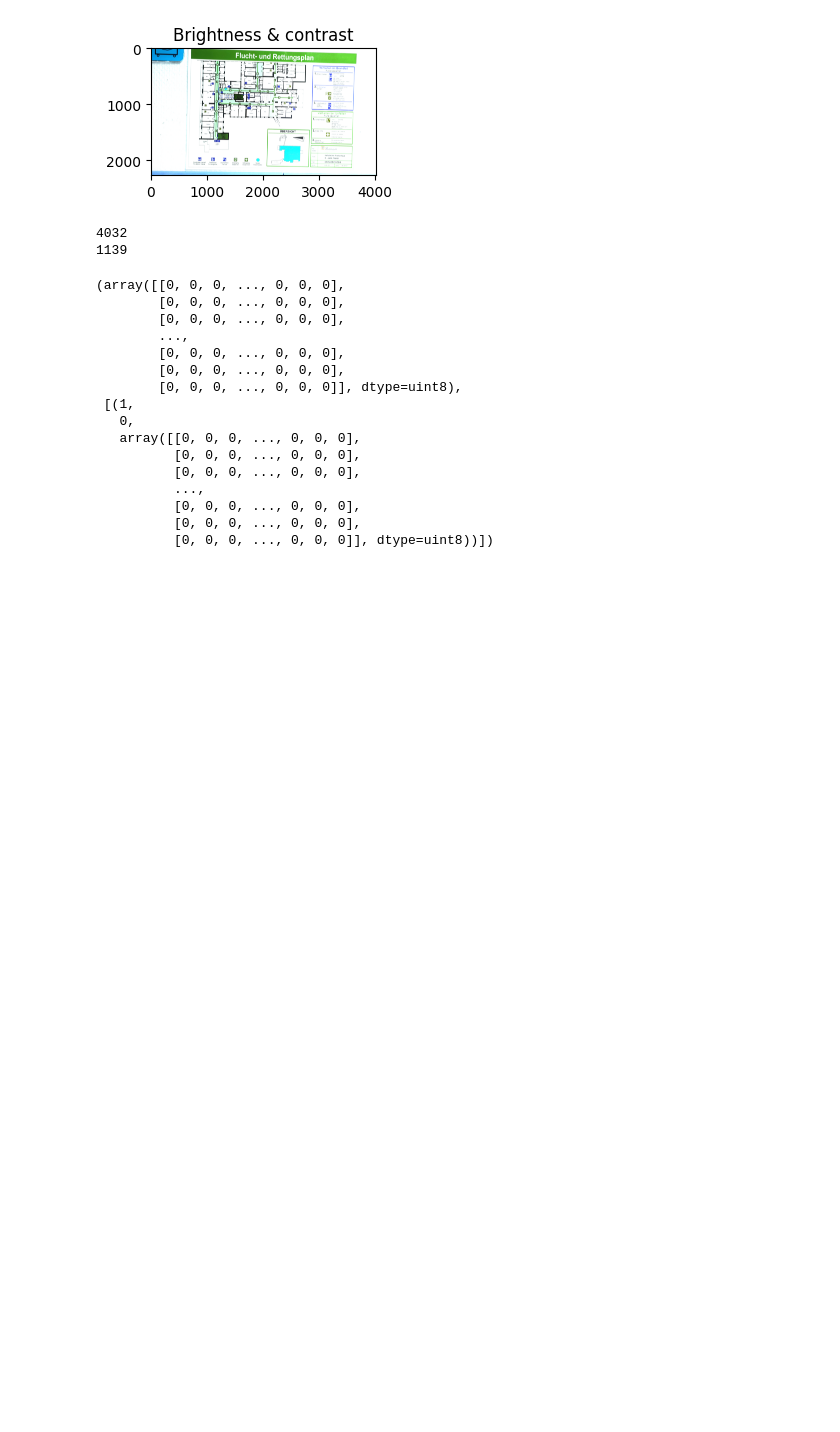
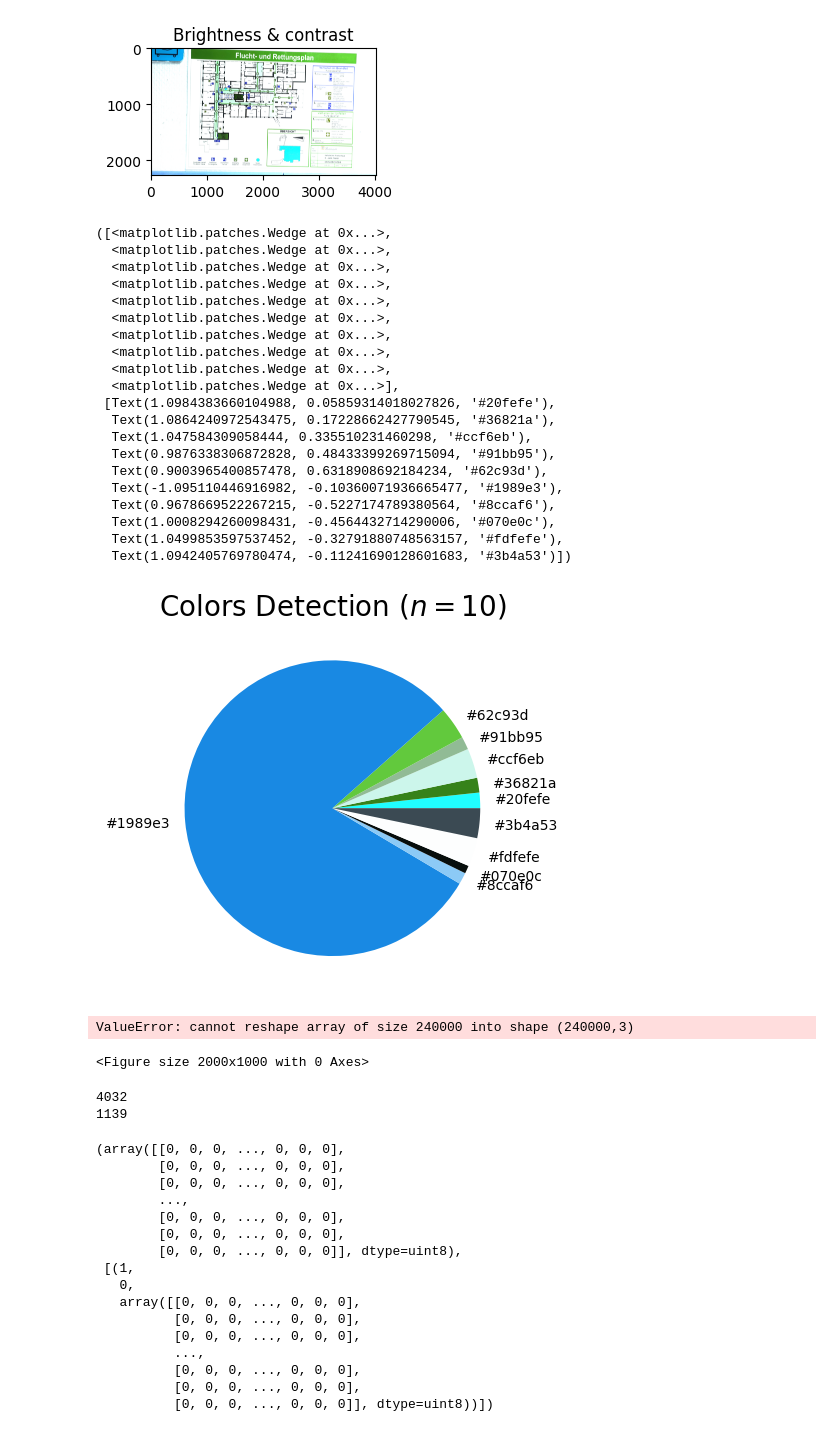
Before and after one commit to Robast-GmbH/Robast-Robot-Monorepo, a Jupyter notebook: src/preprocessing/py/map_cleaner/enhance_images.ipynb, the cells around one changed output. Cells and saved outputs as stored; diff of their text form; code cells hidden in the pictures; blank space fills up the shorter version.

Commit message:
added methods to cluster colors

```diff
--- a/src/preprocessing/py/map_cleaner/enhance_images.ipynb
+++ b/src/preprocessing/py/map_cleaner/enhance_images.ipynb
@@ -29,3 +28,48 @@ plt.imshow(image2)
 plt.show()
 # %% [output]
 [figure]
+# %%
+from sklearn.cluster import KMeans
+
+number_of_colors = 10
+modified_image = image.reshape(image.shape[0]*image.shape[1], 3)
+clf = KMeans(n_clusters = number_of_colors)
+labels = clf.fit_predict(modified_image)
+# %%
+from collections import Counter
+
+def RGB2HEX(color):
+    return "#{:02x}{:02x}{:02x}".format(int(color[0]), int(color[1]), int(color[2]))
+
+counts = Counter(labels)
+
+center_colors = clf.cluster_centers_
+# We get ordered colors by iterating through the keys
+ordered_colors = [center_colors[i] for i in counts.keys()]
+hex_colors = [RGB2HEX(ordered_colors[i]) for i in counts.keys()]
+rgb_colors = [ordered_colors[i] for i in counts.keys()]
+
+plt.title('Colors Detection ($n=10$)', fontsize=20)
+plt.pie(counts.values(), labels = hex_colors, colors = hex_colors)
+# %% [output]
+([<matplotlib.patches.Wedge at 0x...>,
+  <matplotlib.patches.Wedge at 0x...>,
+  <matplotlib.patches.Wedge at 0x...>,
+  <matplotlib.patches.Wedge at 0x...>,
+  <matplotlib.patches.Wedge at 0x...>,
+  <matplotlib.patches.Wedge at 0x...>,
+  <matplotlib.patches.Wedge at 0x...>,
+  <matplotlib.patches.Wedge at 0x...>,
+  <matplotlib.patches.Wedge at 0x...>,
+  <matplotlib.patches.Wedge at 0x...>],
+ [Text(1.0984383660104988, 0.05859314018027826, '#20fefe'),
+  Text(1.0864240972543475, 0.17228662427790545, '#36821a'),
+  Text(1.047584309058444, 0.335510231460298, '#ccf6eb'),
+  Text(0.9876338306872828, 0.48433399269715094, '#91bb95'),
+  Text(0.9003965400857478, 0.6318908692184234, '#62c93d'),
+  Text(-1.095110446916982, -0.10360071936665477, '#1989e3'),
+  Text(0.9678669522267215, -0.5227174789380564, '#8ccaf6'),
+  Text(1.0008294260098431, -0.4564432714290006, '#070e0c'),
+  Text(1.0499853597537452, -0.32791880748563157, '#fdfefe'),
+  Text(1.0942405769780474, -0.11241690128601683, '#3b4a53')])
+[figure, added]
@@ -32,3 +131,14 @@ plt.show()
+# %%
+COLORS = {
+    'GREEN': [0, 128, 0],
+    'BLUE': [0, 0, 128],
+    'YELLOW': [255, 255, 0]
+}
+plt.figure(figsize = (20, 10))
+show_selected_images(image, COLORS['GREEN'], 60, 5)
+# %% [output]
+ValueError: cannot reshape array of size 240000 into shape (240000,3)
+<Figure size 2000x1000 with 0 Axes>
 # %%
 def convert_yolo_to_instance_segmentation(yolo_labels, image_width, image_height):
     # Initialize an empty mask for instance segmentation
```
Also changed, not shown: parts of 4 cells of this notebook.
